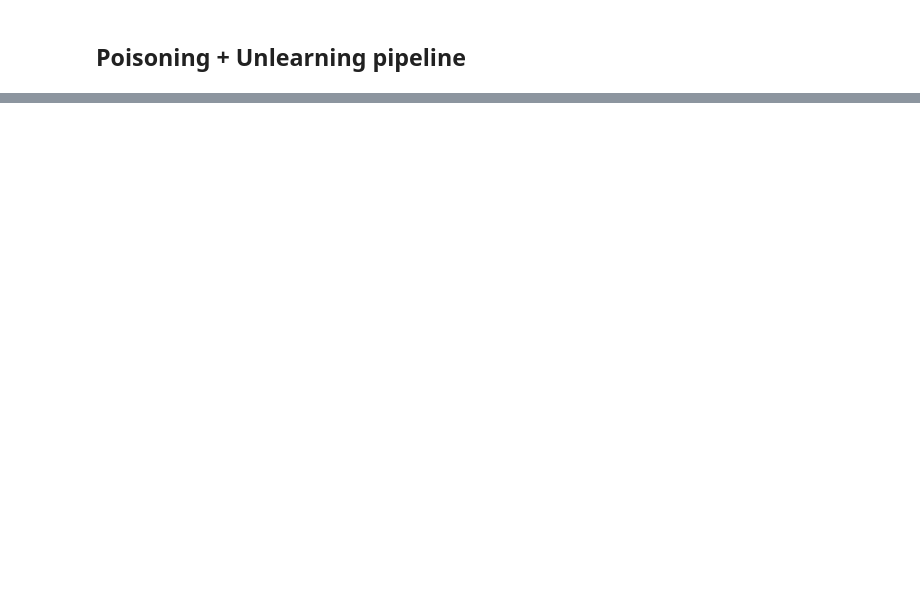
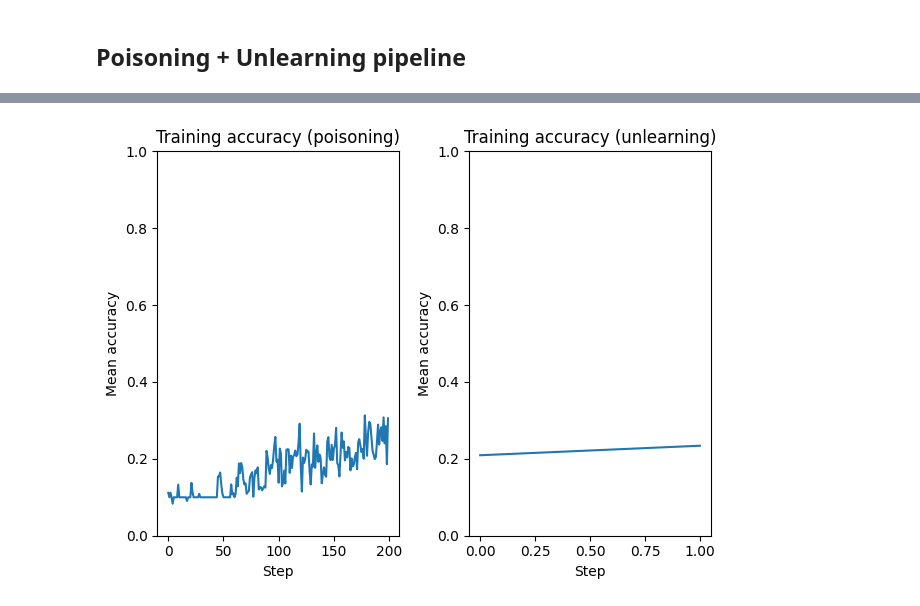
Before and after one commit to AI-Safety-X2023/playground, a Jupyter notebook: implementations/projects/poisoning/inverting_gradient_attack_cookbook.ipynb, the cells around one changed output, grey strips where cells are left out. Drawn from its saved outputs; the diff is of its cells as text; code cells hidden in the pictures; blank space fills up the shorter version.

```diff
--- a/implementations/projects/poisoning/inverting_gradient_attack_cookbook.ipynb
+++ b/implementations/projects/poisoning/inverting_gradient_attack_cookbook.ipynb
@@ -258,0 +307,4 @@ display_results(results)
+# %%
+display_pipeline_results(poison_unlearn_results)
+# %% [output]
+[figure, added]
```
Also changed, not shown: parts of 16 cells of this notebook, 2 other files.
